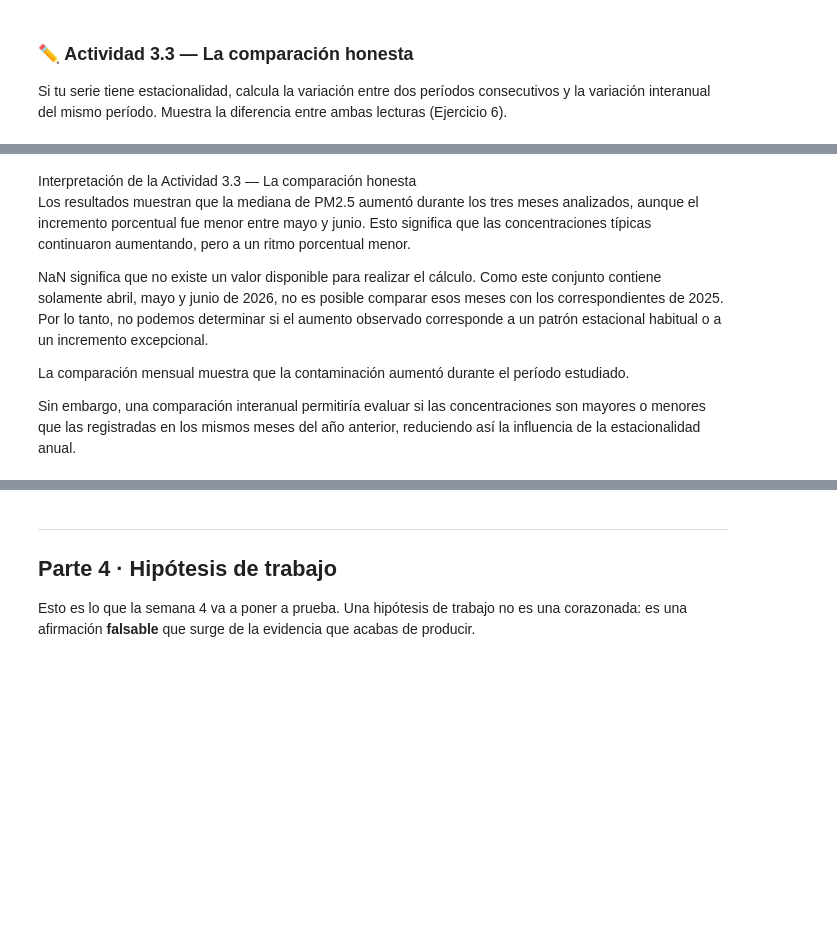
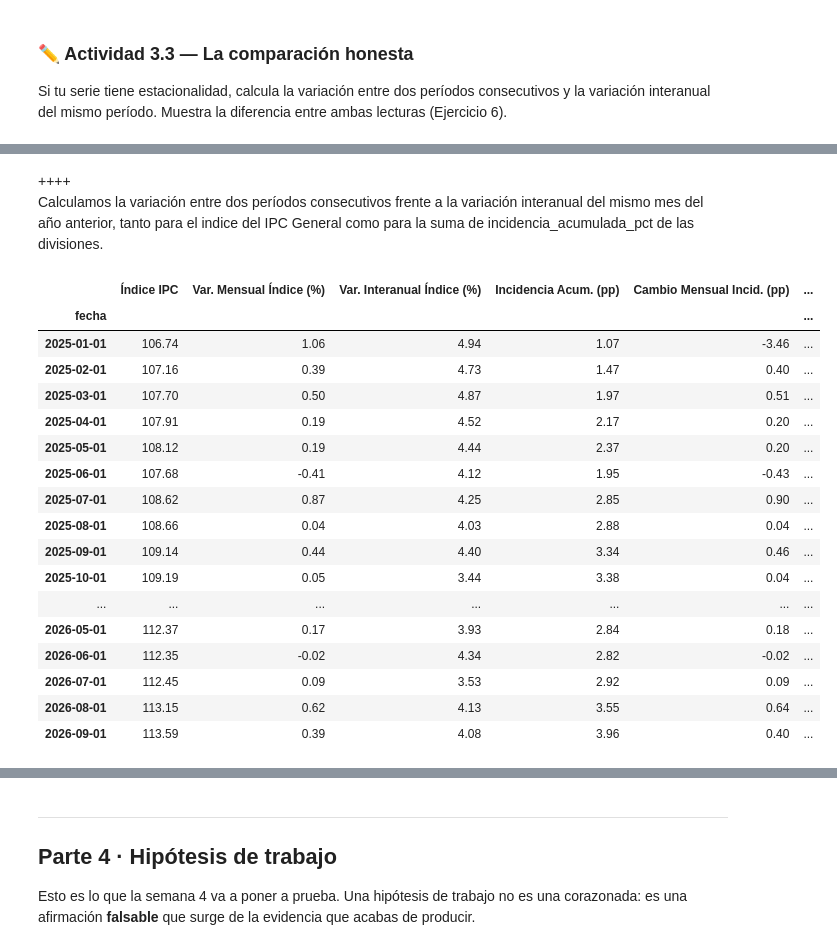
Before and after one commit to frandresst-wq/Proyecto-de-Ciencia-de-Datos, a Jupyter notebook: S3_Entrega2_SOTO_FRANCO.ipynb, the cells around one changed output, grey strips where cells are left out. Drawn from its saved outputs; the diff is of its cells as text; code cells hidden in the pictures; blank space fills up the shorter version.

```diff
--- a/S3_Entrega2_SOTO_FRANCO.ipynb
+++ b/S3_Entrega2_SOTO_FRANCO.ipynb
@@ -963,12 +929,54 @@ display(tabla.round(2))
-# %% [markdown]
-Interpretación de la Actividad 3.3 — La comparación honesta\
-Los resultados muestran que la mediana de PM2.5 aumentó durante los tres meses analizados, aunque el incremento porcentual fue menor entre mayo y junio.
-Esto significa que las concentraciones típicas continuaron aumentando, pero a un ritmo porcentual menor.
-
-NaN significa que no existe un valor disponible para realizar el cálculo.
-Como este conjunto contiene solamente abril, mayo y junio de 2026, no es posible comparar esos meses con los correspondientes de 2025.\
-Por lo tanto, no podemos determinar si el aumento observado corresponde a un patrón estacional habitual o a un incremento excepcional.
-
-La comparación mensual muestra que la contaminación aumentó durante el período estudiado.
-
-Sin embargo, una comparación interanual permitiría evaluar si las concentraciones son mayores o menores que las registradas en los mismos meses del año anterior, reduciendo así la influencia de la estacionalidad anual.
+# %% [markdown]
+++++\
+Calculamos la variación entre dos períodos consecutivos frente a la variación interanual del mismo mes del año anterior, tanto para el indice del IPC General como para la suma de incidencia_acumulada_pct de las divisiones.
+# %%
+# Tu código aquí
+#Código para calcular la variación mensual
+# Serie 1: Índice del IPC General
+ipc_gen = (
+    df[df['nivel_jerarquico'] == '0_IPC_General']
+    .set_index('fecha')['indice']
+    .resample('MS')
+    .mean()
+)
+
+# Serie 2: Incidencia acumulada total de las 13 divisiones (inflación acumulada del año en curso)
+inc_total = (
+    df[df['nivel_jerarquico'] == '1_Division']
+    .set_index('fecha')['incidencia_acumulada_pct']
+    .resample('MS')
+    .sum()
+)
+
+tabla_comparacion = pd.DataFrame({
+    'Índice IPC': ipc_gen,
+    'Var. Mensual Índice (%)': ipc_gen.pct_change(1) * 100,
+    'Var. Interanual Índice (%)': (
+        ipc_gen.pct_change(periods=12, fill_method=None) * 100
+    ),
+    'Incidencia Acum. (pp)': inc_total,
+    'Cambio Mensual Incid. (pp)': inc_total.diff(1),
+    'Cambio Interanual Incid. (pp)': inc_total.diff(12),
+}).round(2)
+
+# Mostramos desde enero de 2025 (donde ya existen los 12 meses previos de 2024 para la comparación interanual)
+display(tabla_comparacion.loc['2025-01-01':])
+# %% [output]
+|  | Índice IPC | Var. Mensual Índice (%) | Var. Interanual Índice (%) | Incidencia Acum. (pp) | Cambio Mensual Incid. (pp) | ... |
+| fecha |  |  |  |  |  | ... |
+| 2025-01-01 | 106.74 | 1.06 | 4.94 | 1.07 | -3.46 | ... |
+| 2025-02-01 | 107.16 | 0.39 | 4.73 | 1.47 | 0.40 | ... |
+| 2025-03-01 | 107.70 | 0.50 | 4.87 | 1.97 | 0.51 | ... |
+| 2025-04-01 | 107.91 | 0.19 | 4.52 | 2.17 | 0.20 | ... |
+| 2025-05-01 | 108.12 | 0.19 | 4.44 | 2.37 | 0.20 | ... |
+| 2025-06-01 | 107.68 | -0.41 | 4.12 | 1.95 | -0.43 | ... |
+| 2025-07-01 | 108.62 | 0.87 | 4.25 | 2.85 | 0.90 | ... |
+| 2025-08-01 | 108.66 | 0.04 | 4.03 | 2.88 | 0.04 | ... |
+| 2025-09-01 | 109.14 | 0.44 | 4.40 | 3.34 | 0.46 | ... |
+| 2025-10-01 | 109.19 | 0.05 | 3.44 | 3.38 | 0.04 | ... |
+| ... | ... | ... | ... | ... | ... | ... |
+| 2026-05-01 | 112.37 | 0.17 | 3.93 | 2.84 | 0.18 | ... |
+| 2026-06-01 | 112.35 | -0.02 | 4.34 | 2.82 | -0.02 | ... |
+| 2026-07-01 | 112.45 | 0.09 | 3.53 | 2.92 | 0.09 | ... |
+| 2026-08-01 | 113.15 | 0.62 | 4.13 | 3.55 | 0.64 | ... |
+| 2026-09-01 | 113.59 | 0.39 | 4.08 | 3.96 | 0.40 | ... |
```
Also changed, not shown: parts of 7 cells of this notebook.
